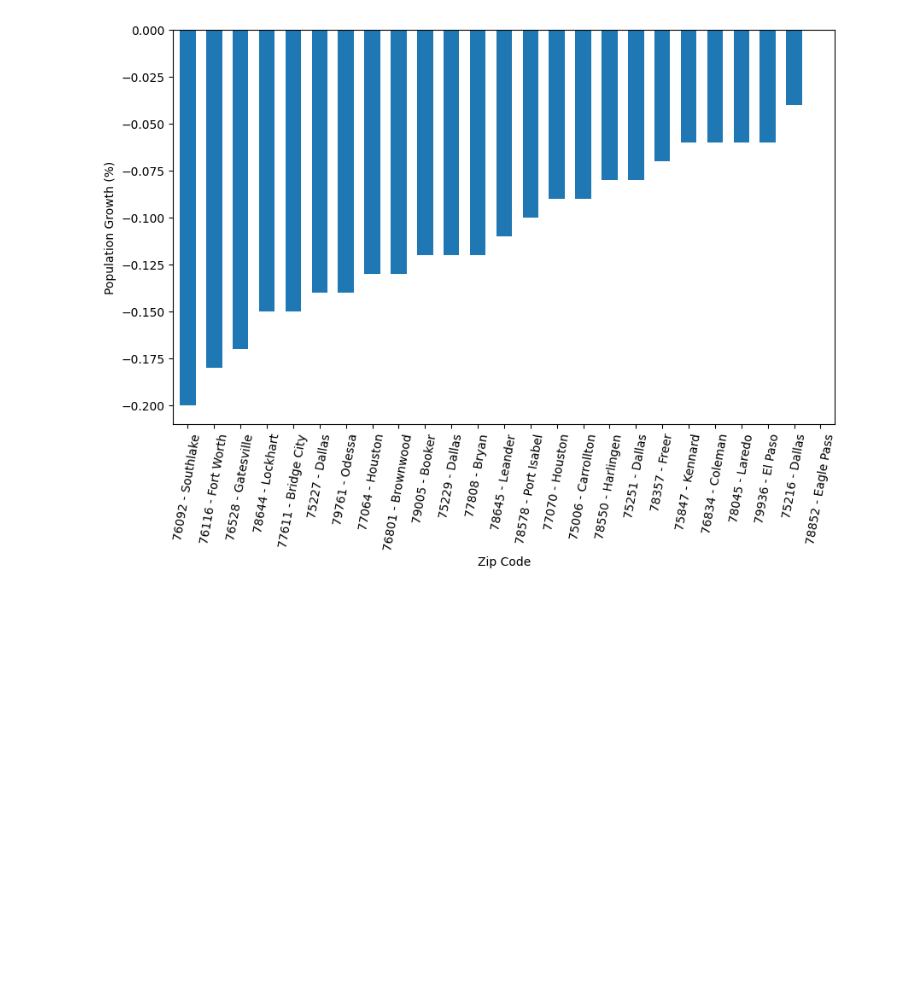
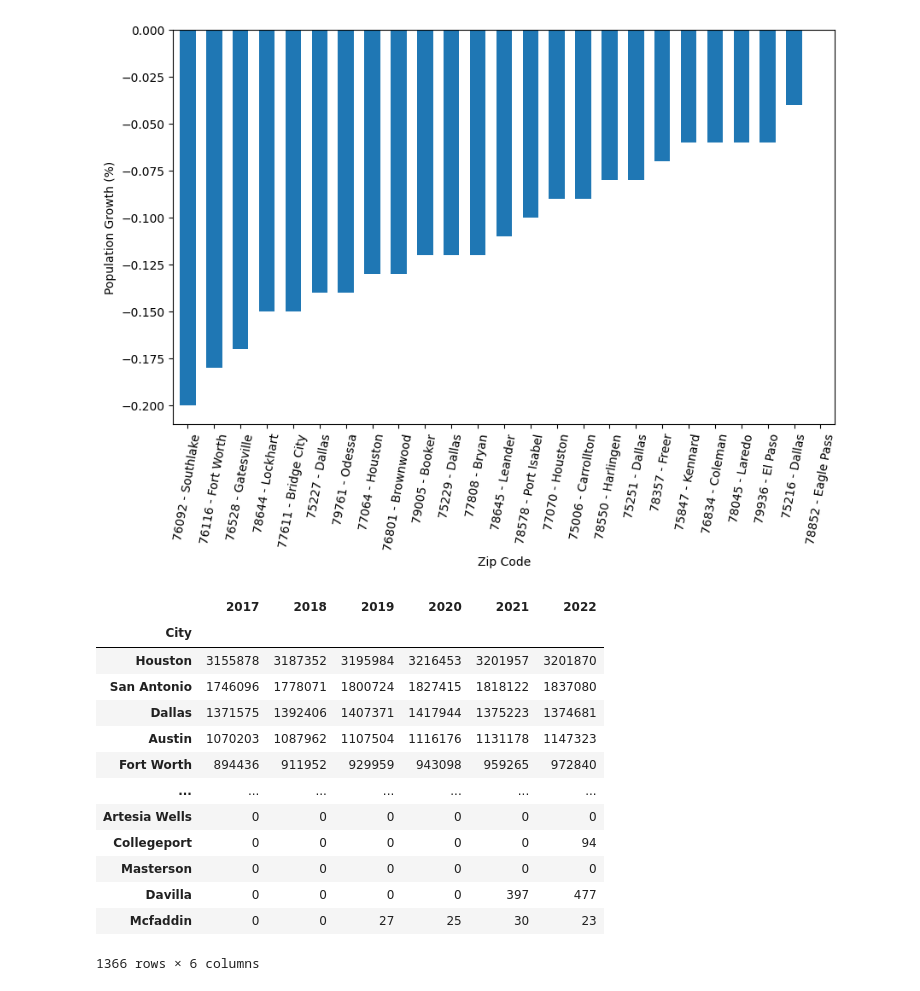
Before and after one commit to CaseyScow/Census-analysis, a Jupyter notebook: Texas_Zip_Pop.ipynb, the cells around one changed output. Cells and saved outputs as stored; diff of their text form; code cells hidden in the pictures; blank space fills up the shorter version.

```diff
--- a/Texas_Zip_Pop.ipynb
+++ b/Texas_Zip_Pop.ipynb
@@ -321,3 +322,22 @@ plt.ylabel('Population Growth (%)')
 plt.show()
 # %% [output]
 [figure]
+# %%
+city_no_zip = texas_population_growth.groupby("City")[['2017', '2018', '2019', '2020', '2021', '2022']].sum()
+city_no_zip = city_no_zip.sort_values('2017',ascending = False)
+city_no_zip
+# %% [output]
+|  | 2017 | 2018 | 2019 | 2020 | 2021 | 2022 |
+| City |  |  |  |  |  |  |
+| Houston | 3155878 | 3187352 | 3195984 | 3216453 | 3201957 | 3201870 |
+| San Antonio | 1746096 | 1778071 | 1800724 | 1827415 | 1818122 | 1837080 |
+| Dallas | 1371575 | 1392406 | 1407371 | 1417944 | 1375223 | 1374681 |
+| Austin | 1070203 | 1087962 | 1107504 | 1116176 | 1131178 | 1147323 |
+| Fort Worth | 894436 | 911952 | 929959 | 943098 | 959265 | 972840 |
+| ... | ... | ... | ... | ... | ... | ... |
+| Artesia Wells | 0 | 0 | 0 | 0 | 0 | 0 |
+| Collegeport | 0 | 0 | 0 | 0 | 0 | 94 |
+| Masterson | 0 | 0 | 0 | 0 | 0 | 0 |
+| Davilla | 0 | 0 | 0 | 0 | 397 | 477 |
+| Mcfaddin | 0 | 0 | 27 | 25 | 30 | 23 |
+1366 rows × 6 columns
```
Also changed, not shown: parts of 3 cells of this notebook.
